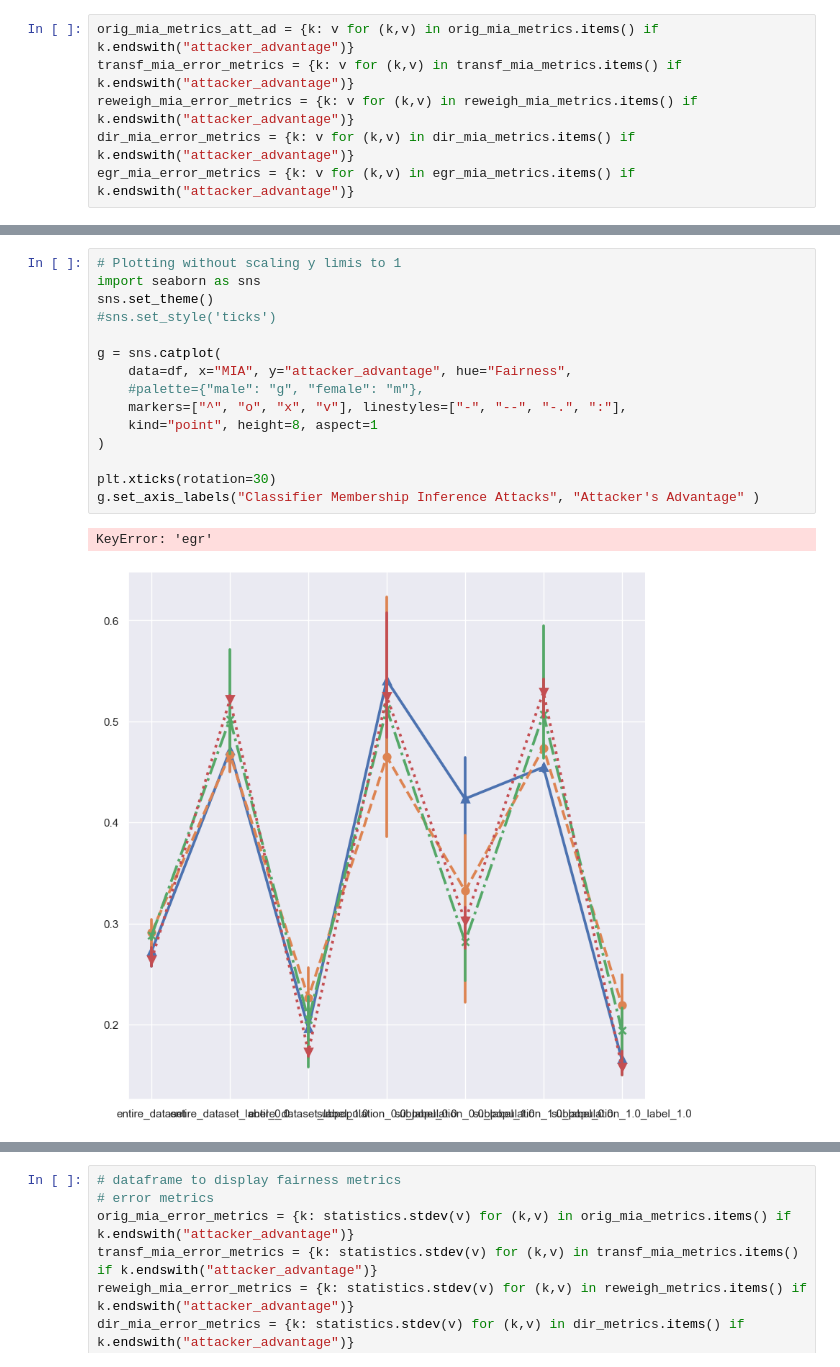
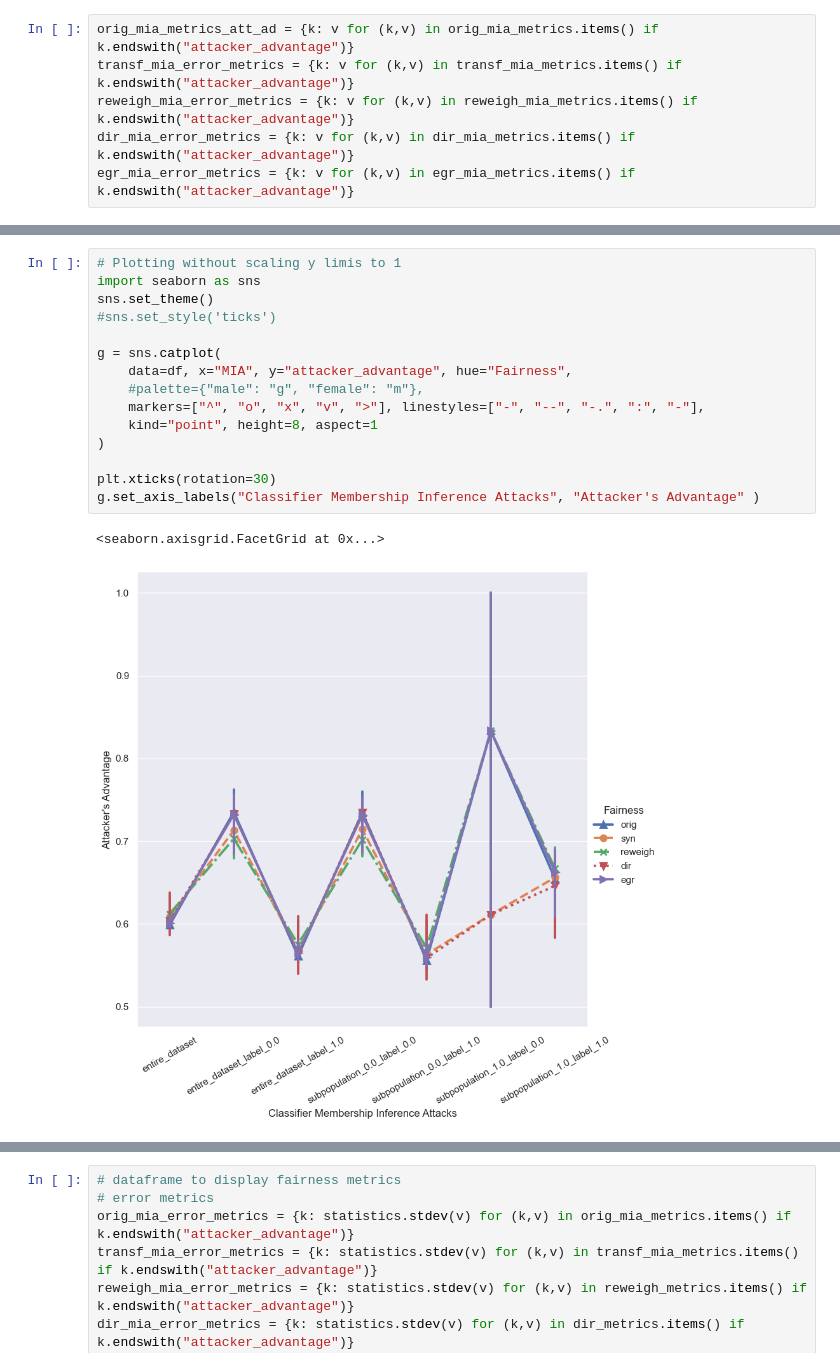
Before and after one commit to VerifAI-inc/mia-privacy-fairness, a Jupyter notebook: fairness_notebook_german_foreign_dt.ipynb, the cells around one changed output, grey strips where cells are left out. Saved outputs shown, nothing was run; the diff lists cells and outputs as text.

```diff
--- a/fairness_notebook_german_foreign_dt.ipynb
+++ b/fairness_notebook_german_foreign_dt.ipynb
@@ -924,21 +1030,21 @@ df
 # %%
 # Plotting without scaling y limis to 1
 import seaborn as sns
 sns.set_theme()
 #sns.set_style('ticks')
 
 g = sns.catplot(
     data=df, x="MIA", y="attacker_advantage", hue="Fairness",
     #palette={"male": "g", "female": "m"},
-    markers=["^", "o", "x", "v"], linestyles=["-", "--", "-.", ":"],
+    markers=["^", "o", "x", "v", ">"], linestyles=["-", "--", "-.", ":", "-"],
     kind="point", height=8, aspect=1
 )
 
 plt.xticks(rotation=30)
 g.set_axis_labels("Classifier Membership Inference Attacks", "Attacker's Advantage" )
 # %% [output]
-KeyError: 'egr'
+<seaborn.axisgrid.FacetGrid at 0x...>
-[figure, old version]
+[figure, new version]
 # %%
 #plt.figure(figsize=(15,8))
 
```
Also changed, not shown: parts of 35 cells of this notebook, 2 other files.
